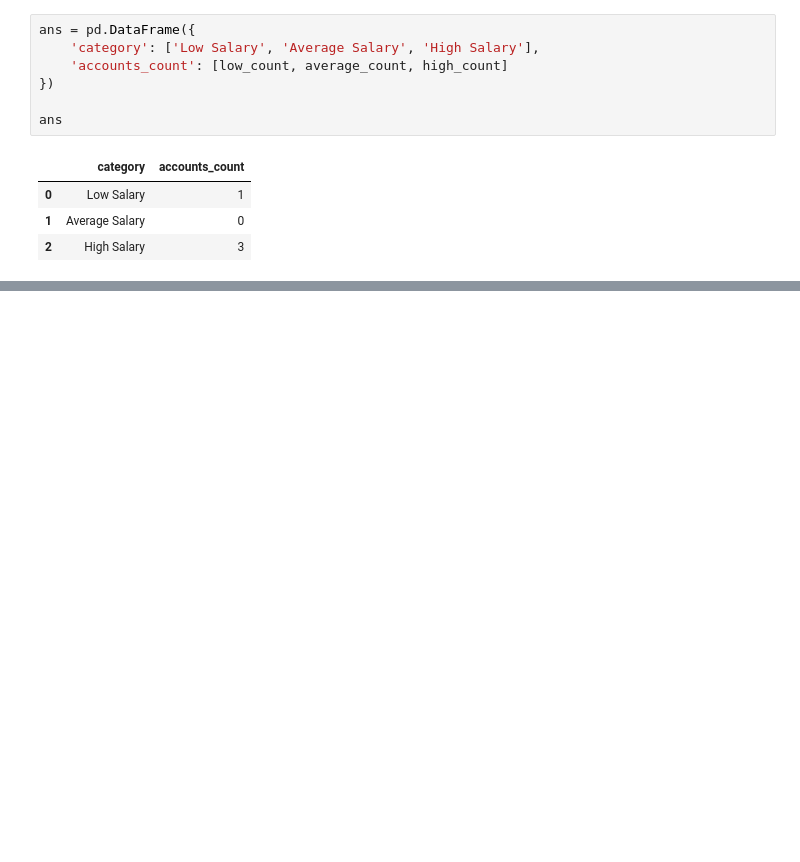
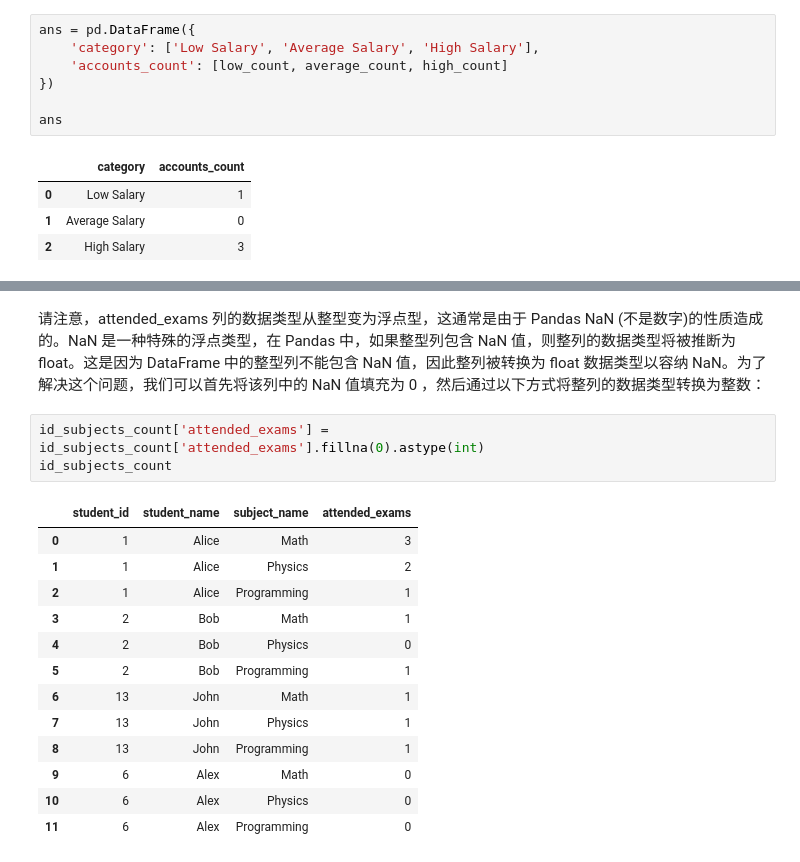
Before and after one commit to Tracy46/Pandas-30days, a Jupyter notebook: Pandas_learning.ipynb, the cells around one changed output, grey strips where cells are left out. Cells and saved outputs as stored; diff of their text form; blank space fills up the shorter version.

```diff
--- a/Pandas_learning.ipynb
+++ b/Pandas_learning.ipynb
@@ -421,0 +791,19 @@ ans
+# %% [markdown]
+请注意，attended_exams 列的数据类型从整型变为浮点型，这通常是由于 Pandas NaN (不是数字)的性质造成的。NaN 是一种特殊的浮点类型，在 Pandas 中，如果整型列包含 NaN 值，则整列的数据类型将被推断为 float。这是因为 DataFrame 中的整型列不能包含 NaN 值，因此整列被转换为 float 数据类型以容纳 NaN。为了解决这个问题，我们可以首先将该列中的 NaN 值填充为 0 ，然后通过以下方式将整列的数据类型转换为整数：
+# %%
+id_subjects_count['attended_exams'] = id_subjects_count['attended_exams'].fillna(0).astype(int)
+id_subjects_count
+# %% [output]
+|  | student_id | student_name | subject_name | attended_exams |
+| 0 | 1 | Alice | Math | 3 |
+| 1 | 1 | Alice | Physics | 2 |
+| 2 | 1 | Alice | Programming | 1 |
+| 3 | 2 | Bob | Math | 1 |
+| 4 | 2 | Bob | Physics | 0 |
+| 5 | 2 | Bob | Programming | 1 |
+| 6 | 13 | John | Math | 1 |
+| 7 | 13 | John | Physics | 1 |
+| 8 | 13 | John | Programming | 1 |
+| 9 | 6 | Alex | Math | 0 |
+| 10 | 6 | Alex | Physics | 0 |
+| 11 | 6 | Alex | Programming | 0 |
```
Also changed, not shown: parts of 67 cells of this notebook.
